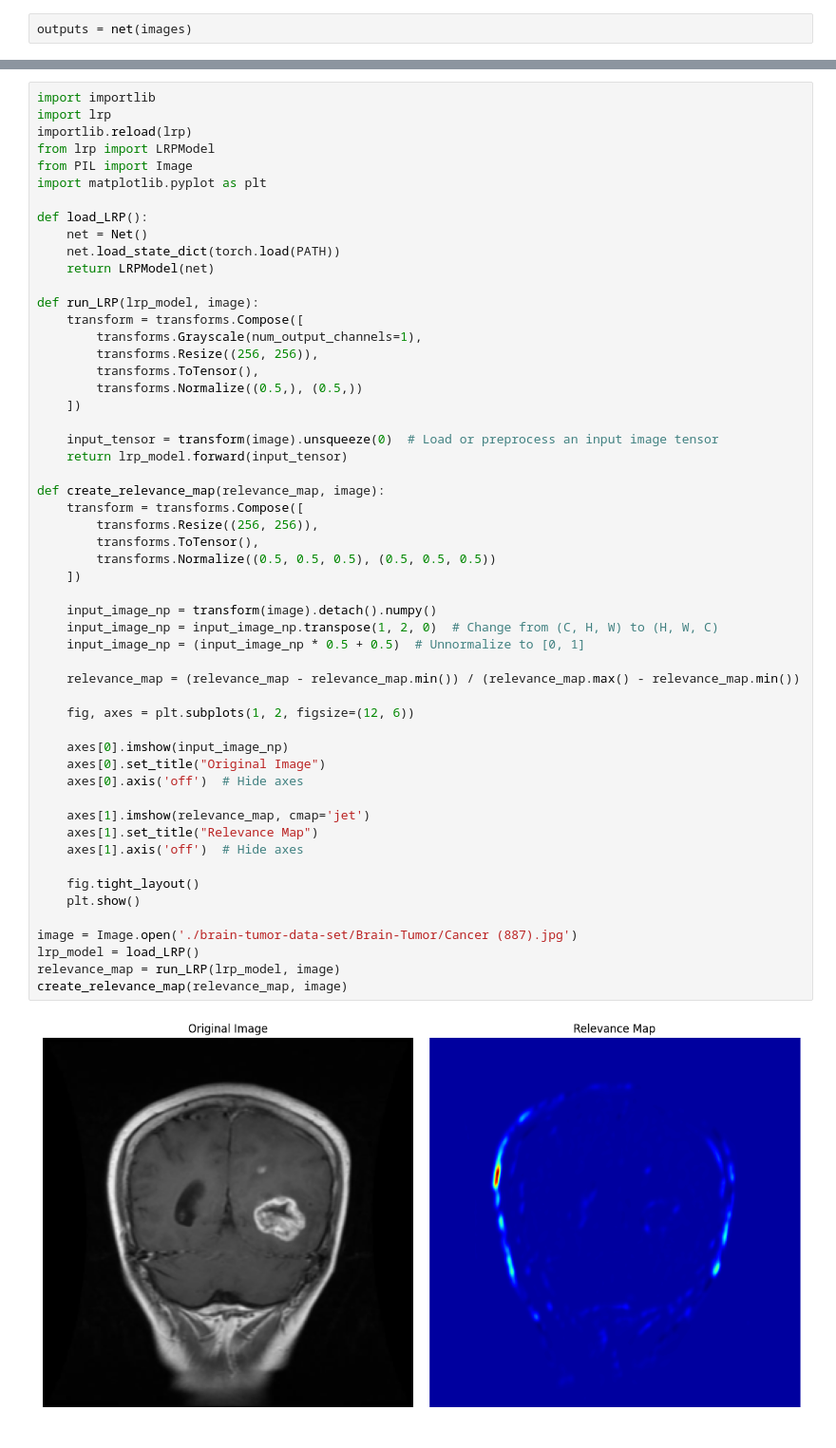
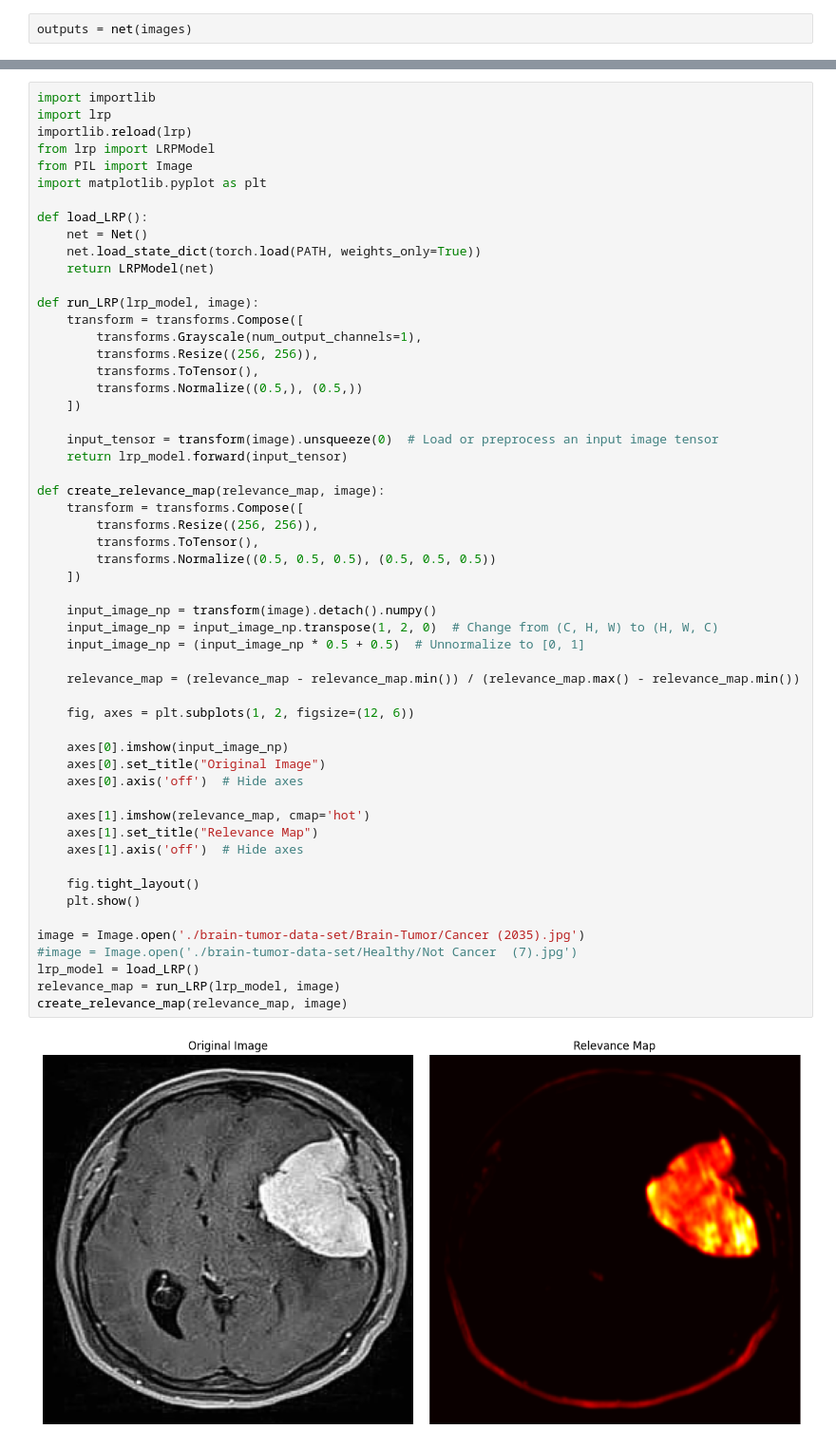
Before and after one commit to einBuegelbrett/Explainable-AI, a Jupyter notebook: main.ipynb, the cells around one changed output, grey strips where cells are left out. Shown at 95% size. Saved outputs shown, nothing was run; the diff lists cells and outputs as text.

```diff
--- a/main.ipynb
+++ b/main.ipynb
@@ -194,7 +230,7 @@ import matplotlib.pyplot as plt
 
 def load_LRP():
     net = Net()
-    net.load_state_dict(torch.load(PATH))
+    net.load_state_dict(torch.load(PATH, weights_only=True))
     return LRPModel(net)
 
 def run_LRP(lrp_model, image):
@@ -210,33 +246,34 @@ def run_LRP(lrp_model, image):
 
 def create_relevance_map(relevance_map, image):
     transform = transforms.Compose([
         transforms.Resize((256, 256)),
         transforms.ToTensor(),
         transforms.Normalize((0.5, 0.5, 0.5), (0.5, 0.5, 0.5))
     ])
 
     input_image_np = transform(image).detach().numpy()
     input_image_np = input_image_np.transpose(1, 2, 0)  # Change from (C, H, W) to (H, W, C)
     input_image_np = (input_image_np * 0.5 + 0.5)  # Unnormalize to [0, 1]
 
     relevance_map = (relevance_map - relevance_map.min()) / (relevance_map.max() - relevance_map.min())
 
     fig, axes = plt.subplots(1, 2, figsize=(12, 6))
 
     axes[0].imshow(input_image_np)
     axes[0].set_title("Original Image")
     axes[0].axis('off')  # Hide axes
 
-    axes[1].imshow(relevance_map, cmap='jet')
+    axes[1].imshow(relevance_map, cmap='hot')
     axes[1].set_title("Relevance Map")
     axes[1].axis('off')  # Hide axes
 
     fig.tight_layout()
     plt.show()
 
-image = Image.open('./brain-tumor-data-set/Brain-Tumor/Cancer (887).jpg')
+image = Image.open('./brain-tumor-data-set/Brain-Tumor/Cancer (2035).jpg')
+#image = Image.open('./brain-tumor-data-set/Healthy/Not Cancer  (7).jpg')
 lrp_model = load_LRP()
 relevance_map = run_LRP(lrp_model, image)
 create_relevance_map(relevance_map, image)
 # %% [output]
-[figure, old version]
+[figure, new version]
```
Also changed, not shown: parts of 21 cells of this notebook, 1 other file.
